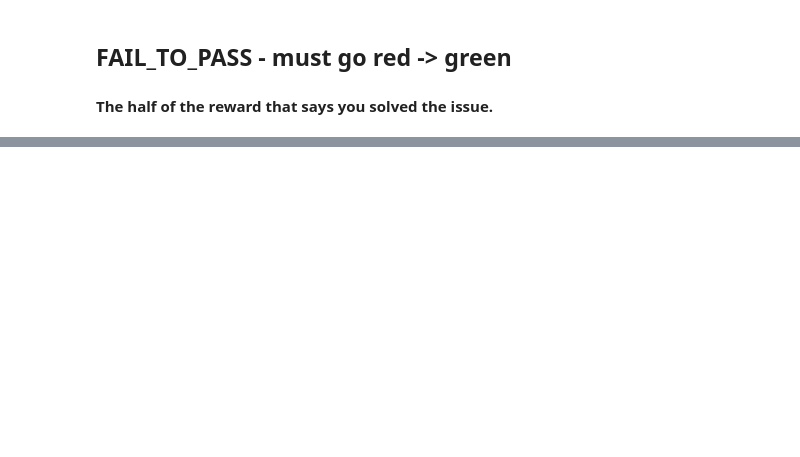
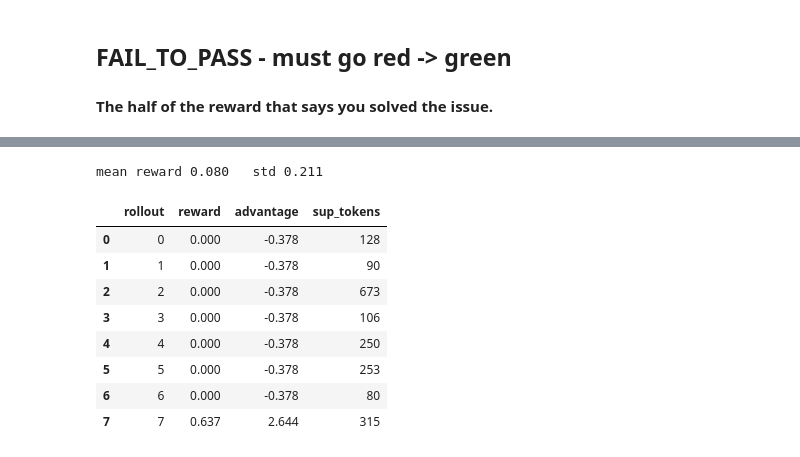
Before and after one commit to ankitanand3/Fine-Tuning, a Jupyter notebook: RL/SWE_RL/swe_grpo_one_step.ipynb, the cells around one changed output, grey strips where cells are left out. Cells and saved outputs as stored; diff of their text form; code cells hidden in the pictures; blank space fills up the shorter version.

```diff
--- a/RL/SWE_RL/swe_grpo_one_step.ipynb
+++ b/RL/SWE_RL/swe_grpo_one_step.ipynb
@@ -122,0 +431,42 @@ astropy/modeling/tests/test_separable.py::test_separable[compound_model9-result9
+# %%
+def build_masked(messages, tokenizer, max_len=3072):
+    ids, labels, prev = [], [], ""
+    for i, m in enumerate(messages):
+        cur = tokenizer.apply_chat_template(messages[:i+1], tokenize=False)
+        assert cur.startswith(prev), "chat template is not append-only"
+        seg = tokenizer(cur[len(prev):], add_special_tokens=False)["input_ids"]
+        ids += seg
+        labels += seg if m["role"] == "assistant" else [-100]*len(seg)
+        prev = cur
+    return ids[:max_len], labels[:max_len]
+
+
+def seq_logprob(messages):
+    ids, labs = build_masked(messages, tok)
+    t = torch.tensor([ids], device=DEV)
+    msk = torch.tensor([[0. if l == -100 else 1. for l in labs]], device=DEV)[:, 1:]
+    logits = model(t).logits[:, :-1]
+    lp = torch.log_softmax(logits.float(), -1).gather(-1, t[:, 1:].unsqueeze(-1)).squeeze(-1)
+    return (lp * msk).sum() / msk.sum().clamp(min=1), msk.sum().item()
+# %%
+rewards = torch.tensor(reward, dtype=torch.float)
+adv = (rewards - rewards.mean()) / (rewards.std(unbiased=False) + 1e-4)
+
+print(f"mean reward {rewards.mean():.3f}   std {rewards.std(unbiased=False):.3f}")
+display(pd.DataFrame({
+    "rollout":    list(range(len(group))),
+    "reward":     rewards.numpy().round(3),
+    "advantage":  adv.numpy().round(3),
+    "sup_tokens": [int(seq_logprob(g["messages"])[1]) for g in group],
+}))
+# %% [output]
+mean reward 0.080   std 0.211
+|  | rollout | reward | advantage | sup_tokens |
+| 0 | 0 | 0.000 | -0.378 | 128 |
+| 1 | 1 | 0.000 | -0.378 | 90 |
+| 2 | 2 | 0.000 | -0.378 | 673 |
+| 3 | 3 | 0.000 | -0.378 | 106 |
+| 4 | 4 | 0.000 | -0.378 | 250 |
+| 5 | 5 | 0.000 | -0.378 | 253 |
+| 6 | 6 | 0.000 | -0.378 | 80 |
+| 7 | 7 | 0.637 | 2.644 | 315 |
```
Also changed, not shown: parts of 29 cells of this notebook.
